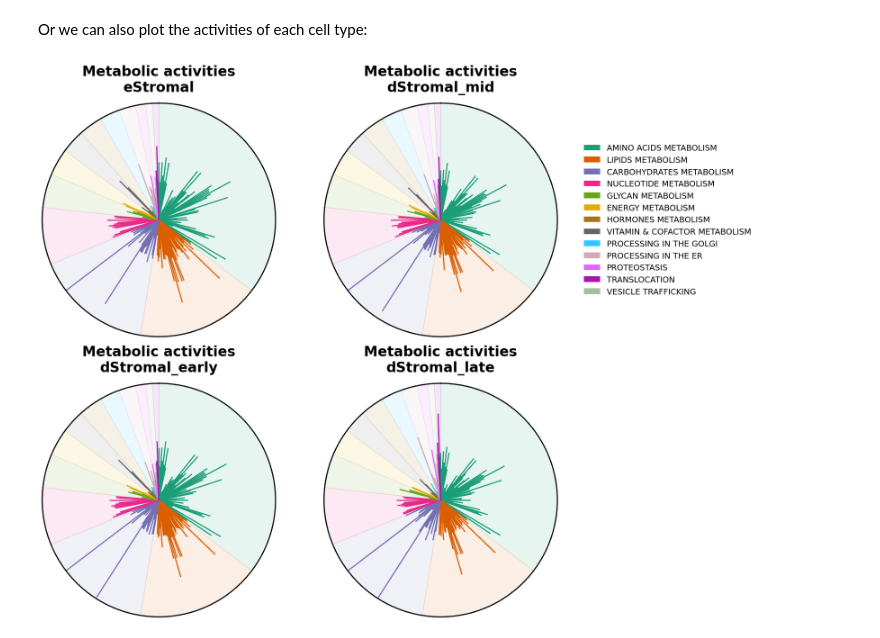
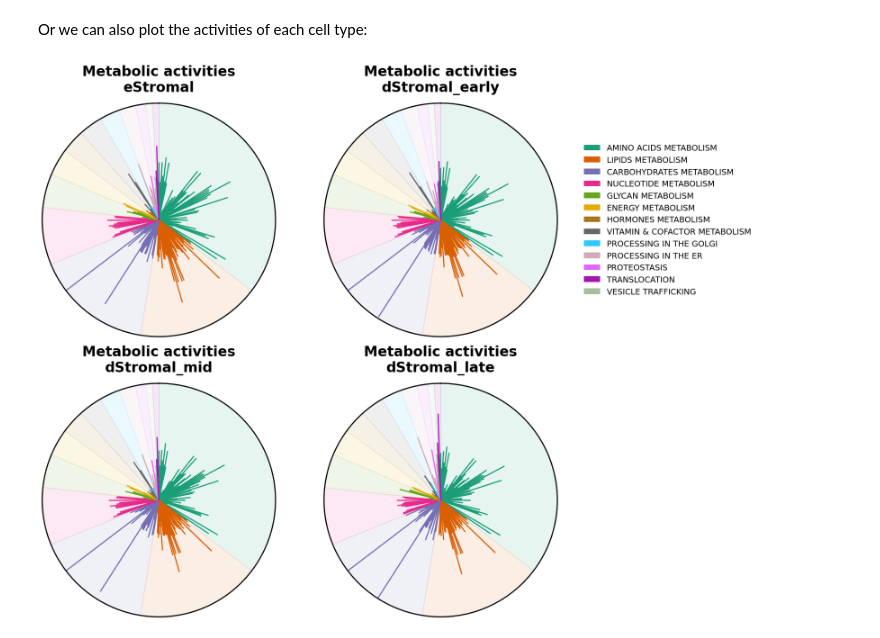
Before and after one commit to earmingol/scCellFie, a Jupyter notebook: docs/source/notebooks/visualizer.ipynb, the cells around one changed output. Drawn from its saved outputs; the diff is of its cells as text; code cells hidden in the pictures.

```diff
--- a/docs/source/notebooks/visualizer.ipynb
+++ b/docs/source/notebooks/visualizer.ipynb
@@ -227,18 +227,18 @@ Or we can also plot the activities of each cell type:
 # %%
 # Create figure with subplots
 fig = plt.figure(figsize=(16, 16))
 ax1 = fig.add_subplot(221, projection='polar')
 ax2 = fig.add_subplot(222, projection='polar')
 ax3 = fig.add_subplot(223, projection='polar')
 ax4 = fig.add_subplot(224, projection='polar')
 
-for i, (cell, ax) in enumerate(zip(['eStromal', 'dStromal_mid', 'dStromal_early', 'dStromal_late'], [ax1, ax2, ax3, ax4])):
+for i, (cell, ax) in enumerate(zip(['eStromal', 'dStromal_early', 'dStromal_mid', 'dStromal_late'], [ax1, ax2, ax3, ax4])):
     sccellfie.plotting.create_radial_plot(melted,
                                           results['task_info'],
                                           cell_type=cell,
                                           ax=ax,
                                           show_legend=i == 1,
                                           ylim=1.0
                                           )
 # %% [output]
-[figure, old version]
+[figure, new version]
```
Also changed, not shown: parts of 4 cells of this notebook, 3 other files.
